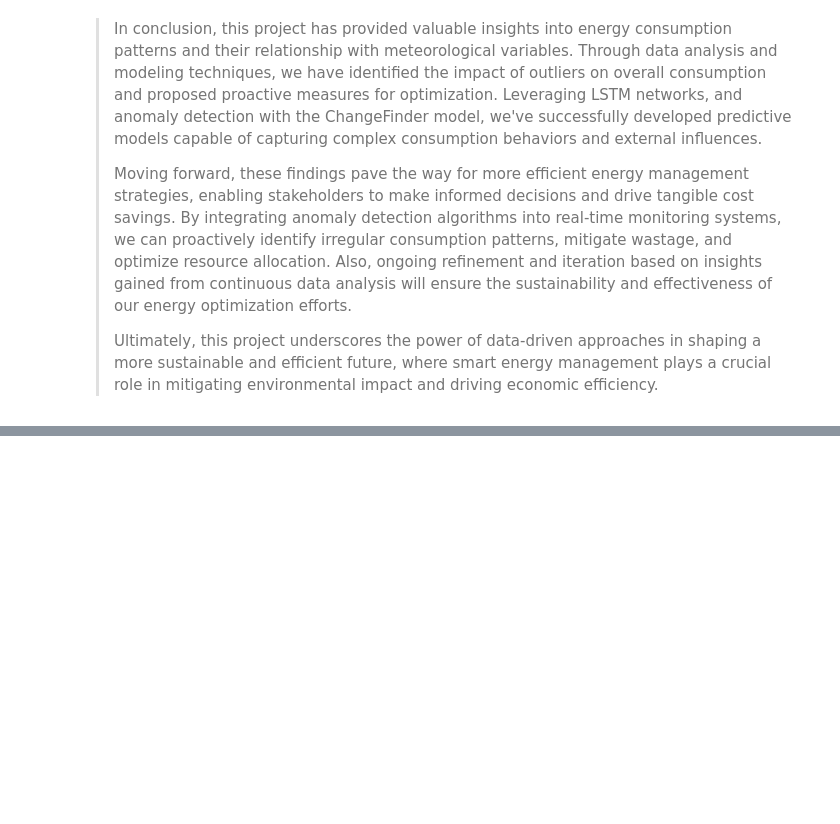
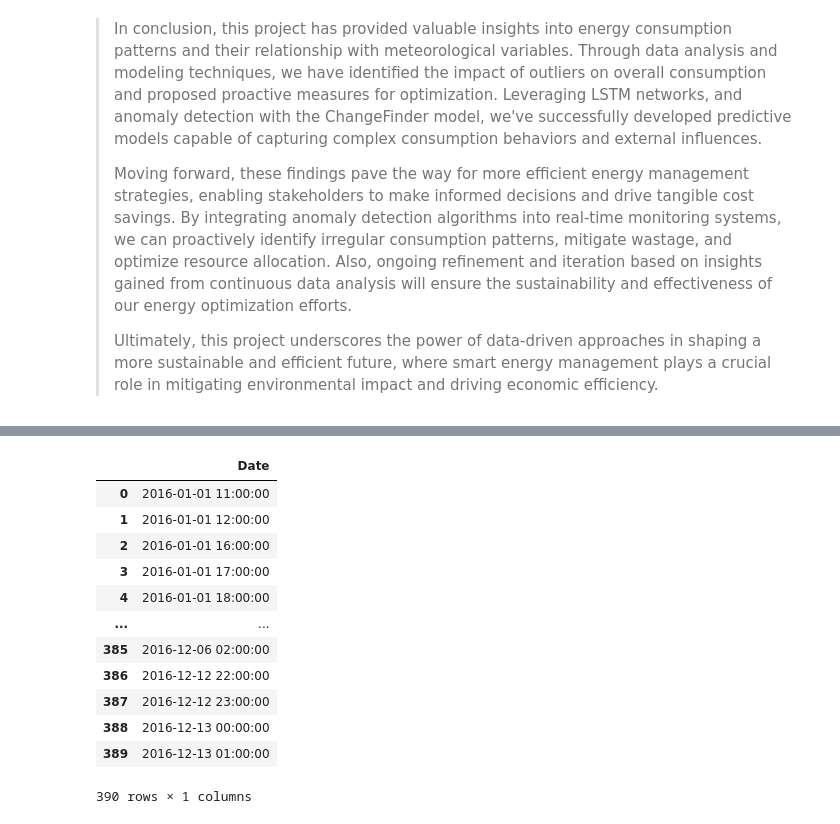
Before and after one commit to computationalgoblin/Smart-Home-Energy-Consumption-Project, a Jupyter notebook: notebooks/model.ipynb, the cells around one changed output, grey strips where cells are left out. Cells and saved outputs as stored; diff of their text form; code cells hidden in the pictures; blank space fills up the shorter version.

```diff
--- a/notebooks/model.ipynb
+++ b/notebooks/model.ipynb
@@ -429,0 +452,16 @@ changepoints_df = anomaly_detector(use_data_hourly, ad_r=0.01, ad_order=1, ad_sm
+# %%
+changepoints_df
+# %% [output]
+|  | Date |
+| 0 | 2016-01-01 11:00:00 |
+| 1 | 2016-01-01 12:00:00 |
+| 2 | 2016-01-01 16:00:00 |
+| 3 | 2016-01-01 17:00:00 |
+| 4 | 2016-01-01 18:00:00 |
+| ... | ... |
+| 385 | 2016-12-06 02:00:00 |
+| 386 | 2016-12-12 22:00:00 |
+| 387 | 2016-12-12 23:00:00 |
+| 388 | 2016-12-13 00:00:00 |
+| 389 | 2016-12-13 01:00:00 |
+390 rows × 1 columns
```
Also changed, not shown: parts of 14 cells of this notebook, 6 other files.
